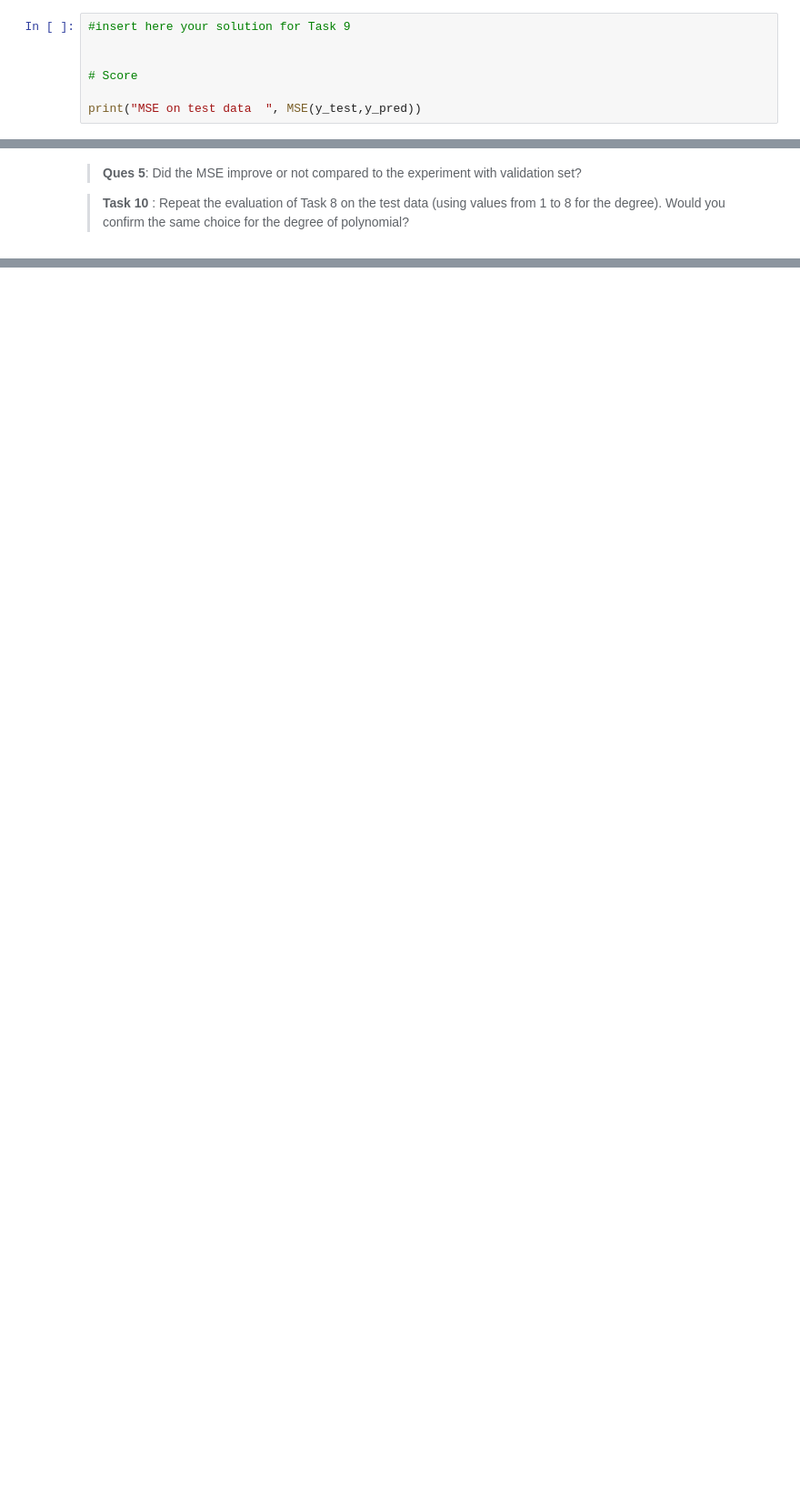
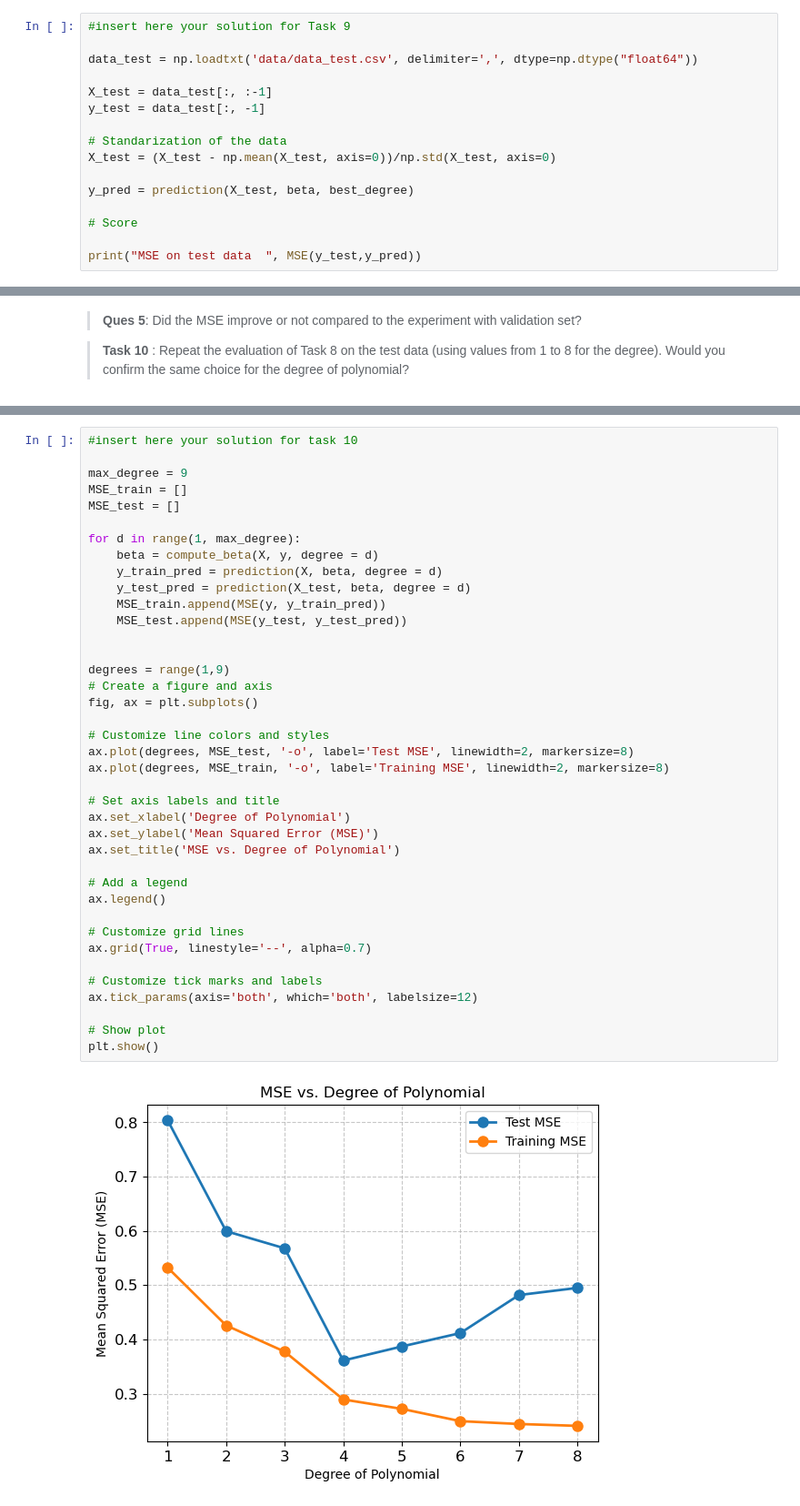
Before and after one commit to ziadZZ/INF554-MachineLearning, a Jupyter notebook: TP1/lab1.ipynb, the cells around one changed output, grey strips where cells are left out. Shown at 91% size. Drawn from its saved outputs; the diff is of its cells as text; blank space fills up the shorter version.

```diff
--- a/TP1/lab1.ipynb
+++ b/TP1/lab1.ipynb
@@ -179,6 +299,15 @@ Validation is only a part of the evaluation of the model. Moreover, usually vali
 # %%
 #insert here your solution for Task 9
 
+data_test = np.loadtxt('data/data_test.csv', delimiter=',', dtype=np.dtype("float64"))
+
+X_test = data_test[:, :-1]
+y_test = data_test[:, -1]
+
+# Standarization of the data
+X_test = (X_test - np.mean(X_test, axis=0))/np.std(X_test, axis=0)
+
+y_pred = prediction(X_test, beta, best_degree)
 
 # Score
 
@@ -191,0 +321,41 @@ print("MSE on test data  ", MSE(y_test,y_pred))
+# %%
+#insert here your solution for task 10
+
+max_degree = 9
+MSE_train = []
+MSE_test = []
+
+for d in range(1, max_degree):
+    beta = compute_beta(X, y, degree = d)
+    y_train_pred = prediction(X, beta, degree = d)
+    y_test_pred = prediction(X_test, beta, degree = d)
+    MSE_train.append(MSE(y, y_train_pred))
+    MSE_test.append(MSE(y_test, y_test_pred))
+
+
+degrees = range(1,9)
+# Create a figure and axis
+fig, ax = plt.subplots()
+
+# Customize line colors and styles
+ax.plot(degrees, MSE_test, '-o', label='Test MSE', linewidth=2, markersize=8)
+ax.plot(degrees, MSE_train, '-o', label='Training MSE', linewidth=2, markersize=8)
+
+# Set axis labels and title
+ax.set_xlabel('Degree of Polynomial')
+ax.set_ylabel('Mean Squared Error (MSE)')
+ax.set_title('MSE vs. Degree of Polynomial')
+
+# Add a legend
+ax.legend()
+
+# Customize grid lines
+ax.grid(True, linestyle='--', alpha=0.7)
+
+# Customize tick marks and labels
+ax.tick_params(axis='both', which='both', labelsize=12)
+
+# Show plot
+plt.show()
+# %% [output]
+[figure, added]
```
Also changed, not shown: parts of 15 cells of this notebook.
